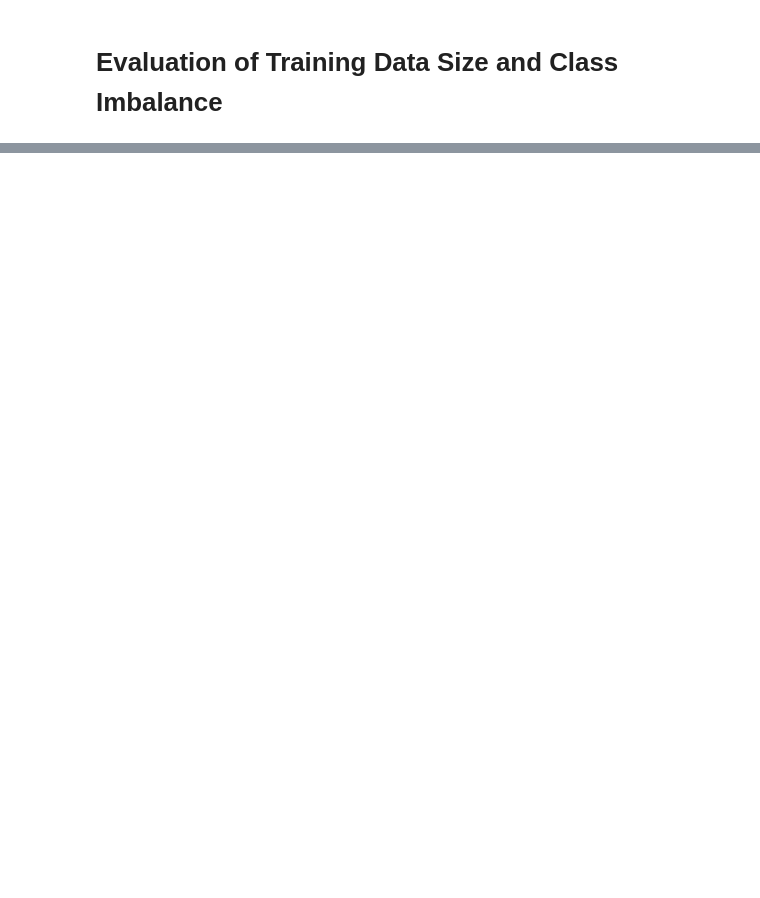
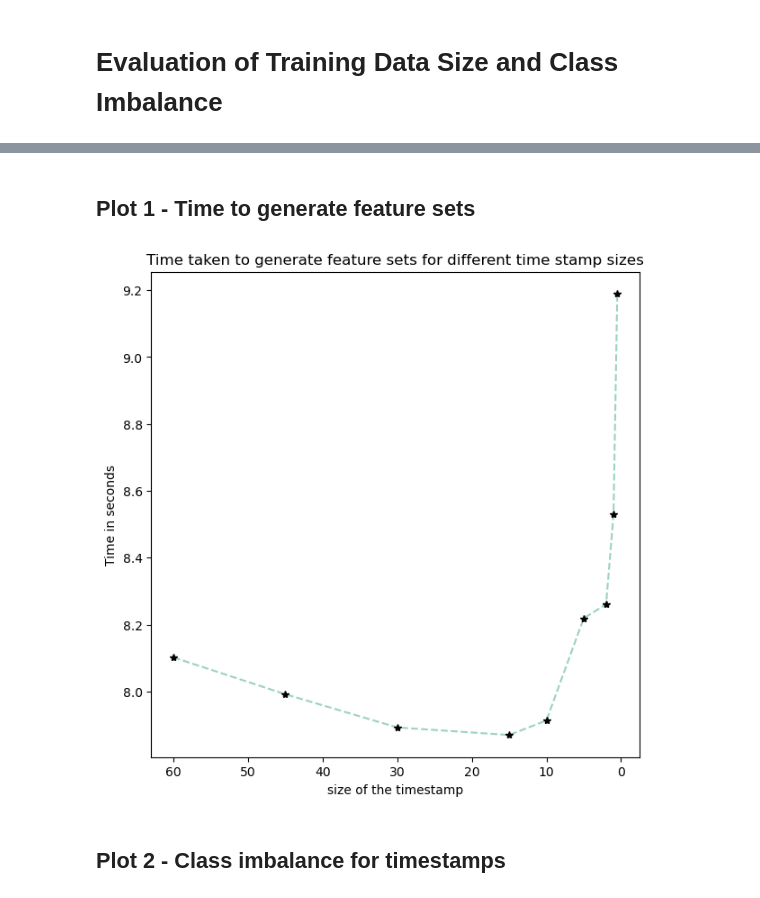
Before and after one commit to judebcampbell/ICSNetworkIDSBuilder, a Jupyter notebook: trainingSize.ipynb, the cells around one changed output, grey strips where cells are left out. Cells and saved outputs as stored; diff of their text form; code cells hidden in the pictures; blank space fills up the shorter version.

Commit message:
added to training size evaluation

```diff
--- a/trainingSize.ipynb
+++ b/trainingSize.ipynb
@@ -27,0 +93,21 @@ NameError: name 'IP' is not defined
+# %% [markdown]
+## Plot 1 - Time to generate feature sets
+# %%
+size_times = [60, 45, 30, 15, 10, 5, 2, 1, 0.5]
+
+fig = plt.figure(figsize=(7, 7))
+# Create an axes object
+ax = plt.axes()
+# Plotting the figure
+plt.plot(size_times, gen_times, color="#9DD1C7", ls='--', marker='*', markeredgecolor='k', markerfacecolor='k', mouseover=True)
+# Defining the label along the x-axis
+plt.xlabel("size of the timestamp")
+# Defining the label along the y-axis
+plt.ylabel("Time in seconds")
+# Defining the title of the plot
+plt.title("Time taken to generate feature sets for different time stamp sizes")
+ax.invert_xaxis()
+# Displaying the plot
+plt.show()
+# %% [output]
+[figure, added]
@@ -27,0 +118,2 @@ NameError: name 'IP' is not defined
+# %% [markdown]
+## Plot 2 - Class imbalance for timestamps
```
Also changed, not shown: parts of 10 cells of this notebook, 5 other files.
